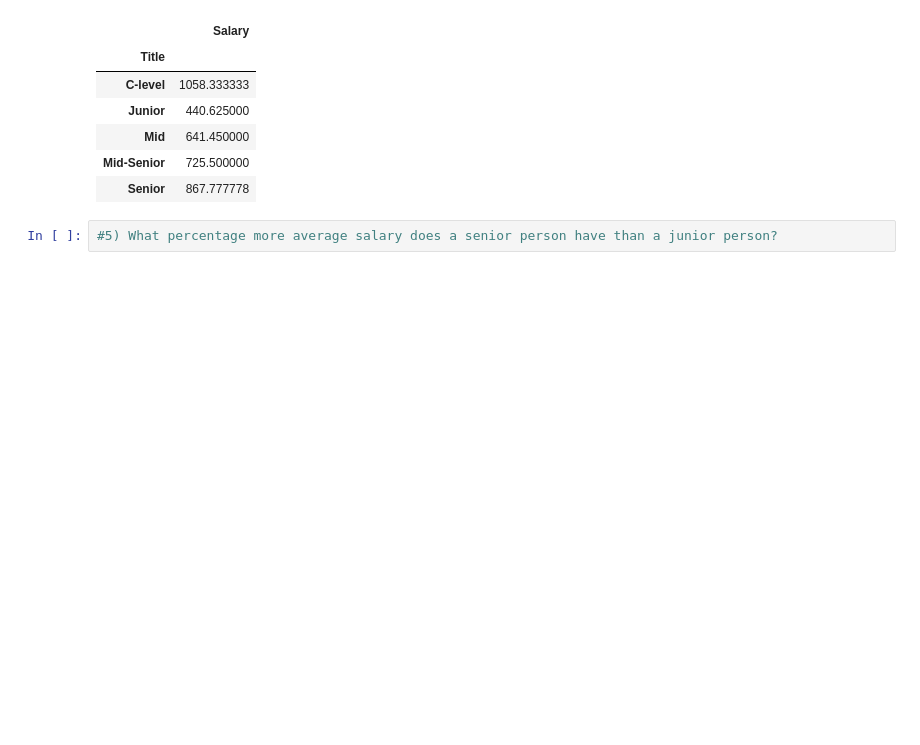
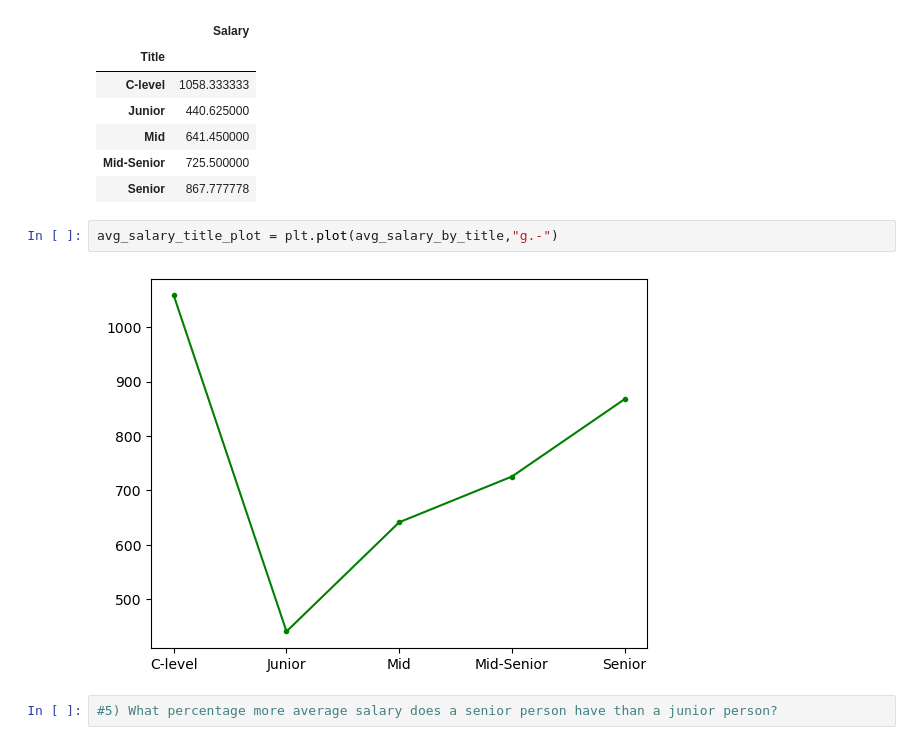
Before and after one commit to vecihhammouri/salary-analysis-example, a Jupyter notebook: salary_analysis.ipynb, the cells around one changed output. Drawn from its saved outputs; the diff is of its cells as text; blank space fills up the shorter version.

```diff
--- a/salary_analysis.ipynb
+++ b/salary_analysis.ipynb
@@ -58,6 +63,10 @@ avg_salary_by_title
 | Mid | 641.450000 |
 | Mid-Senior | 725.500000 |
 | Senior | 867.777778 |
+# %%
+avg_salary_title_plot = plt.plot(avg_salary_by_title,"g.-")
+# %% [output]
+[figure, added]
 # %%
 #5) What percentage more average salary does a senior person have than a junior person?
 # %%
```
Also changed, not shown: parts of 4 cells of this notebook.
